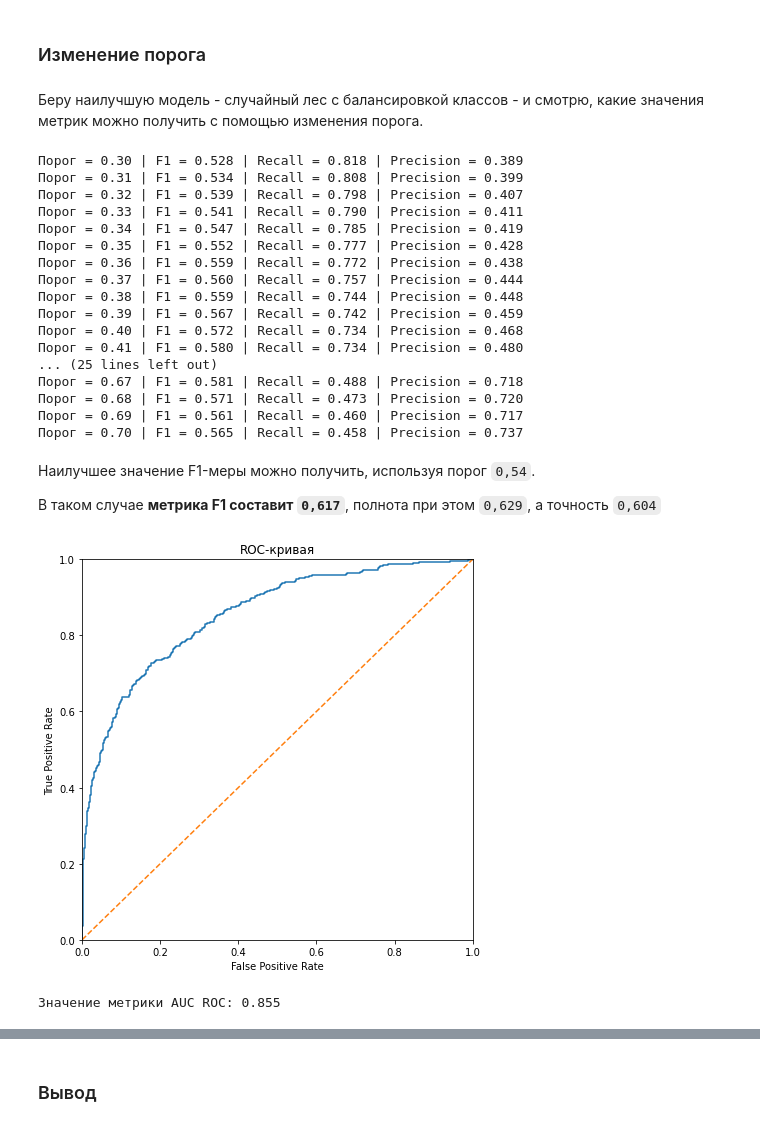
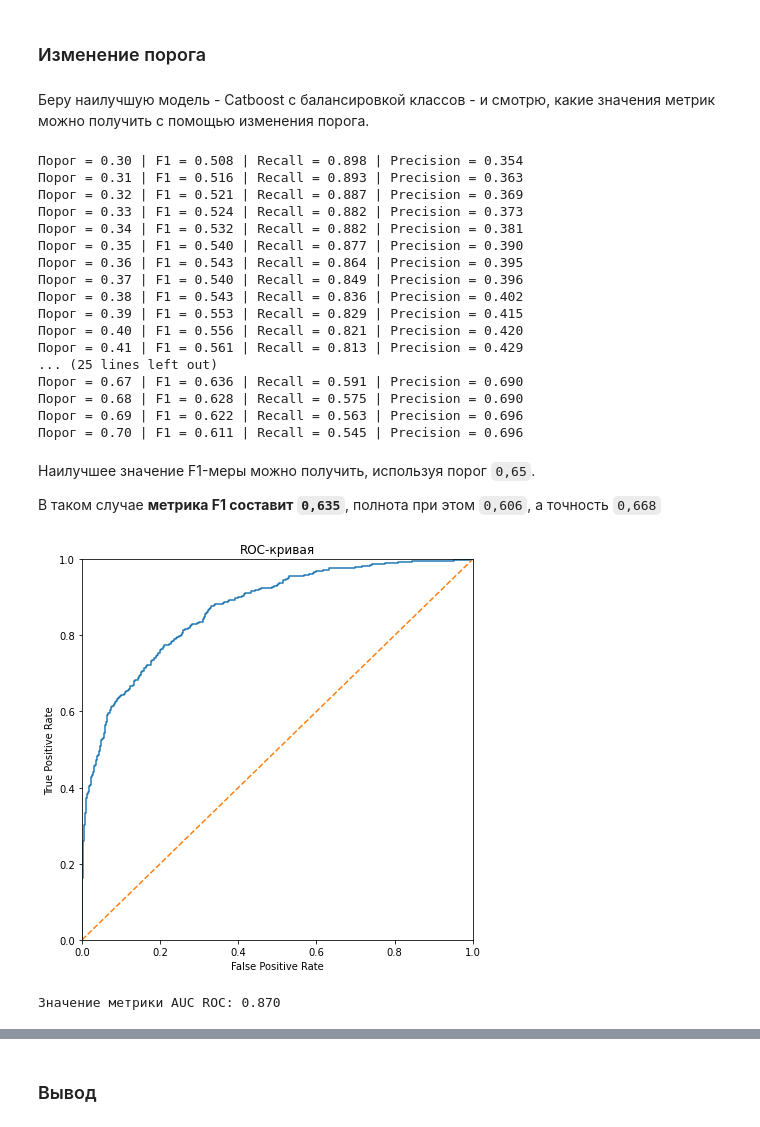
Before and after one commit to an-mor/practicum_github, a Jupyter notebook: annmor_github_check.ipynb, the cells around one changed output, grey strips where cells are left out. Saved outputs shown, nothing was run; the diff lists cells and outputs as text; code cells hidden in the pictures.

Commit message:
Catboost model added

```diff
--- a/annmor_github_check.ipynb
+++ b/annmor_github_check.ipynb
@@ -876,0 +918,6 @@ Grid random forest model metrics: F1 = 0.5561, ROC AUC = 0.8536
+# %%
+features_train_cat, features_test_cat, target_train_cat, target_test_cat = train_test_split(
+     features, target, test_size=0.2, random_state=12345)
+
+features_train_cat, features_valid_cat, target_train_cat, target_valid_cat = train_test_split(
+    features_train_cat, target_train_cat, test_size=0.25, random_state=12345)
@@ -876,0 +932,3 @@ Grid random forest model metrics: F1 = 0.5561, ROC AUC = 0.8536
+# %%
+train_dataset = Pool(features_train_cat, target_train_cat, cat_features=cat_cols)
+val_dataset = Pool(features_valid_cat, target_valid_cat, cat_features=cat_cols)
@@ -935,3 +1030,14 @@ Random forest model metrics with class weight:
  F1 = 0.6077, ROC AUC = 0.8548
 # %% [markdown]
 Для случайного леса значение F1-меры при использовании параметра `class_weight='balanced'` значительно повысилось и даже достигло требуемого в задаче значения.
+# %%
+model_cat_weight = CatBoostClassifier(
+    eval_metric='AUC',
+    auto_class_weights='Balanced',
+    random_seed=rnd_state)
+# %%
+model_cat_weight.fit(
+    train_dataset,
+    eval_set=val_dataset,
+    verbose=100
+)
@@ -1025,63 +1162,63 @@ Random forest model with downsampling: F1 = 0.5714, ROC AUC = 0.8520
 # %% [markdown]
 ### Изменение порога
 # %% [markdown]
-Беру наилучшую модель - случайный лес с балансировкой классов - и смотрю, какие значения метрик можно получить с помощью изменения порога.
+Беру наилучшую модель - Catboost с балансировкой классов - и смотрю, какие значения метрик можно получить с помощью изменения порога.
 # %%
-probabilities_valid = model_forest_weight.predict_proba(features_valid)
+probabilities_valid = model_cat_weight.predict_proba(features_valid_cat)
 probabilities_one_valid = probabilities_valid[:, 1]
 
 for threshold in np.arange(0.3, 0.71, 0.01):
     predicted_valid = probabilities_one_valid > threshold
-    f1 = f1_score(target_valid, predicted_valid)
-    precision = precision_score(target_valid, predicted_valid)
-    recall = recall_score(target_valid, predicted_valid)
+    f1 = f1_score(target_valid_cat, predicted_valid)
+    precision = precision_score(target_valid_cat, predicted_valid)
+    recall = recall_score(target_valid_cat, predicted_valid)
 
     print(f'Порог = {threshold:.2f} | F1 = {f1:.3f} | Recall = {recall:.3f} | Precision = {precision:.3f}')
 # %% [output]
-Порог = 0.30 | F1 = 0.528 | Recall = 0.818 | Precision = 0.389
-Порог = 0.31 | F1 = 0.534 | Recall = 0.808 | Precision = 0.399
-Порог = 0.32 | F1 = 0.539 | Recall = 0.798 | Precision = 0.407
-Порог = 0.33 | F1 = 0.541 | Recall = 0.790 | Precision = 0.411
-Порог = 0.34 | F1 = 0.547 | Recall = 0.785 | Precision = 0.419
-Порог = 0.35 | F1 = 0.552 | Recall = 0.777 | Precision = 0.428
-Порог = 0.36 | F1 = 0.559 | Recall = 0.772 | Precision = 0.438
-Порог = 0.37 | F1 = 0.560 | Recall = 0.757 | Precision = 0.444
-Порог = 0.38 | F1 = 0.559 | Recall = 0.744 | Precision = 0.448
-Порог = 0.39 | F1 = 0.567 | Recall = 0.742 | Precision = 0.459
-Порог = 0.40 | F1 = 0.572 | Recall = 0.734 | Precision = 0.468
-Порог = 0.41 | F1 = 0.580 | Recall = 0.734 | Precision = 0.480
+Порог = 0.30 | F1 = 0.508 | Recall = 0.898 | Precision = 0.354
+Порог = 0.31 | F1 = 0.516 | Recall = 0.893 | Precision = 0.363
+Порог = 0.32 | F1 = 0.521 | Recall = 0.887 | Precision = 0.369
+Порог = 0.33 | F1 = 0.524 | Recall = 0.882 | Precision = 0.373
+Порог = 0.34 | F1 = 0.532 | Recall = 0.882 | Precision = 0.381
+Порог = 0.35 | F1 = 0.540 | Recall = 0.877 | Precision = 0.390
+Порог = 0.36 | F1 = 0.543 | Recall = 0.864 | Precision = 0.395
+Порог = 0.37 | F1 = 0.540 | Recall = 0.849 | Precision = 0.396
+Порог = 0.38 | F1 = 0.543 | Recall = 0.836 | Precision = 0.402
+Порог = 0.39 | F1 = 0.553 | Recall = 0.829 | Precision = 0.415
+Порог = 0.40 | F1 = 0.556 | Recall = 0.821 | Precision = 0.420
+Порог = 0.41 | F1 = 0.561 | Recall = 0.813 | Precision = 0.429
 ... (25 lines left out)
-Порог = 0.67 | F1 = 0.581 | Recall = 0.488 | Precision = 0.718
-Порог = 0.68 | F1 = 0.571 | Recall = 0.473 | Precision = 0.720
-Порог = 0.69 | F1 = 0.561 | Recall = 0.460 | Precision = 0.717
-Порог = 0.70 | F1 = 0.565 | Recall = 0.458 | Precision = 0.737
+Порог = 0.67 | F1 = 0.636 | Recall = 0.591 | Precision = 0.690
+Порог = 0.68 | F1 = 0.628 | Recall = 0.575 | Precision = 0.690
+Порог = 0.69 | F1 = 0.622 | Recall = 0.563 | Precision = 0.696
+Порог = 0.70 | F1 = 0.611 | Recall = 0.545 | Precision = 0.696
 # %% [markdown]
-Наилучшее значение F1-меры можно получить, используя порог `0,54`.
+Наилучшее значение F1-меры можно получить, используя порог `0,65`.
 
-В таком случае **метрика F1 составит `0,617`**, полнота при этом `0,629`, а точность `0,604`
+В таком случае **метрика F1 составит `0,635`**, полнота при этом `0,606`, а точность `0,668`
 # %%
-probabilities_valid = model_forest_weight.predict_proba(features_valid)
+probabilities_valid = model_cat_weight.predict_proba(features_valid_cat)
 probabilities_one_valid = probabilities_valid[:, 1]
 
-fpr, tpr, thresholds = roc_curve(target_valid, probabilities_one_valid)
+fpr, tpr, thresholds = roc_curve(target_valid_cat, probabilities_one_valid)
 
 plt.figure(figsize=(7, 7))
 plt.plot(fpr, tpr)
 plt.plot([0, 1], [0, 1], linestyle='--')
 plt.ylim([0.0, 1.0])
 plt.xlim([0.0, 1.0])
 plt.xlabel('False Positive Rate')
 plt.ylabel('True Positive Rate')
 plt.title('ROC-кривая')
 
 plt.show()
 # %% [output]
-[figure, old version]
+[figure, new version]
 # %%
-auc_roc = roc_auc_score(target_valid, probabilities_one_valid)
+auc_roc = roc_auc_score(target_valid_cat, probabilities_one_valid)
 print(f'Значение метрики AUC ROC: {auc_roc:.3f}')
 # %% [output]
-Значение метрики AUC ROC: 0.855
+Значение метрики AUC ROC: 0.870
 # %%
 from scipy import interpolate
 tpr_intrp = interpolate.interp1d(thresholds, tpr)
```
Also changed, not shown: parts of 25 cells of this notebook.
